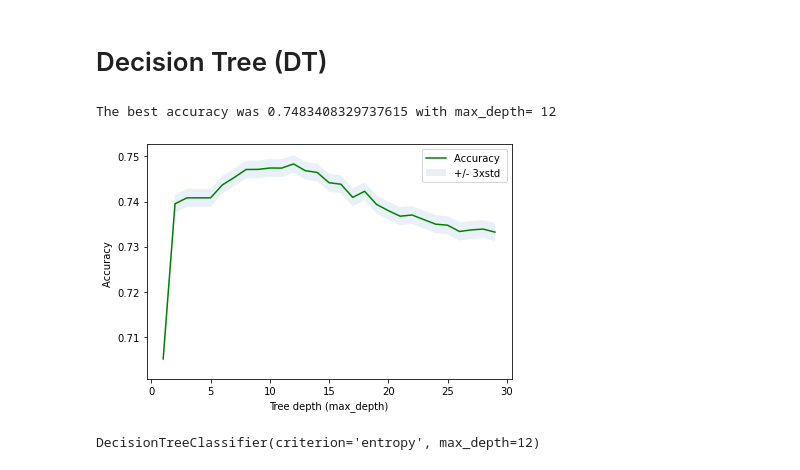
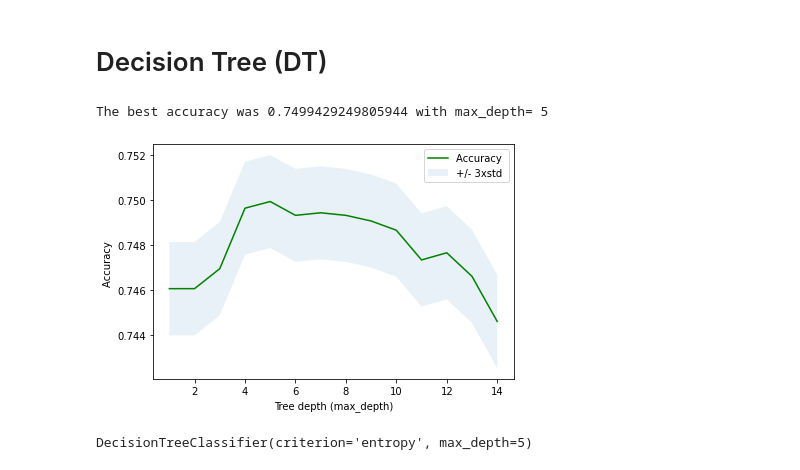
Before and after one commit to chewitty/Coursera_Capstone, a Jupyter notebook: Applied DS Capstone-wk21.ipynb, the cells around one changed output. Saved outputs shown, nothing was run; the diff lists cells and outputs as text; code cells hidden in the pictures.

```diff
--- a/Applied DS Capstone-wk21.ipynb
+++ b/Applied DS Capstone-wk21.ipynb
@@ -766,0 +744,4 @@ array([[-1.50437693, -1.07451352, -0.16046824, -0.36068   , -0.18857566,
+# %%
+from sklearn.preprocessing import StandardScaler
+X_whole_scaled = StandardScaler().fit_transform(X_whole)
+X_whole_scaled[0:1]
@@ -766,0 +760,6 @@ array([[-1.50437693, -1.07451352, -0.16046824, -0.36068   , -0.18857566,
+# %%
+from sklearn.model_selection import train_test_split
+test_prop = 0.10 # retain proportion of the data for the final testing phase
+X_whole_train, X_whole_test, y_whole_train, y_whole_test = train_test_split(X_whole_scaled, y_whole, test_size=test_prop, random_state=0)
+print ('Train set (Training & Evaluation):', X_whole_train.shape,  y_whole_train.shape)
+print ('Test set (Final Testing):', X_whole_test.shape,  y_whole_test.shape)
@@ -766,0 +771,3 @@ array([[-1.50437693, -1.07451352, -0.16046824, -0.36068   , -0.18857566,
+# %%
+X = X_whole_train
+y = y_whole_train
@@ -892,9 +893,7 @@ X_to_pca.head()
 # %%
-from sklearn.decomposition import PCA
-
 n_components = 2 # keep numbers of features low or lower
-pca = PCA(n_components=n_components)
-X_pca = pca.fit_transform(X_to_pca)
+pca = SparsePCA(n_components=n_components)
+X_pca = pca.fit_transform(X)
 X = X_pca # may comment this out if ...
 X[0:5]
 # %% [output]
@@ -1010,35 +999,35 @@ Cross-validation (f1) [0.69217213 0.70364825 0.70922159 0.70412788 0.709718  ]
 # Decision Tree (DT)
 # %%
 # Calculate the accuracy of tree classifier for different depths
-tree_depths = 30
+tree_depths = 15
 mean_acc = np.zeros((tree_depths-1))
 std_acc = np.zeros((tree_depths-1))
 for n in range(1,tree_depths):
     #Train Model and Predict
     tree_classifier = DecisionTreeClassifier(criterion="entropy", max_depth = n)
     tree_classifier.fit(X_train,y_train)
     yhat=tree_classifier.predict(X_test)
     mean_acc[n-1] = np.mean(y_test == yhat)
     std_acc[n-1]=np.std(yhat==y_test)/np.sqrt(yhat.shape[0])
 print( "The best accuracy was", mean_acc.max(), "with max_depth=", mean_acc.argmax()+1)
 # Plot model accuracy for different tree depths
 plt.plot(range(1,tree_depths),mean_acc,'g')
 plt.fill_between(range(1,tree_depths),mean_acc - 1 * std_acc,mean_acc + 1 * std_acc, alpha=0.10)
 plt.legend(('Accuracy ', '+/- 3xstd'))
 plt.ylabel('Accuracy ')
 plt.xlabel('Tree depth (max_depth)')
 plt.tight_layout()
 plt.show()
 # %% [output]
-The best accuracy was 0.7483408329737615 with max_depth= 12
+The best accuracy was 0.7499429249805944 with max_depth= 5
-[figure, old version]
+[figure, new version]
 # %%
 # Train Model and Predict
-tree_depths = 12 # optimal depth from above
+tree_depths = 5 # optimal depth from above
 tree_model = DecisionTreeClassifier(criterion="entropy", max_depth = tree_depths)
 tree_model
 # %% [output]
-DecisionTreeClassifier(criterion='entropy', max_depth=12)
+DecisionTreeClassifier(criterion='entropy', max_depth=5)
 # %%
 # Evaluate model: accuracy is the default scoring metric
 print('Cross-validation (accuracy)', cross_val_score(tree_model, X, y, cv=5))
```
Also changed, not shown: parts of 59 cells of this notebook.
